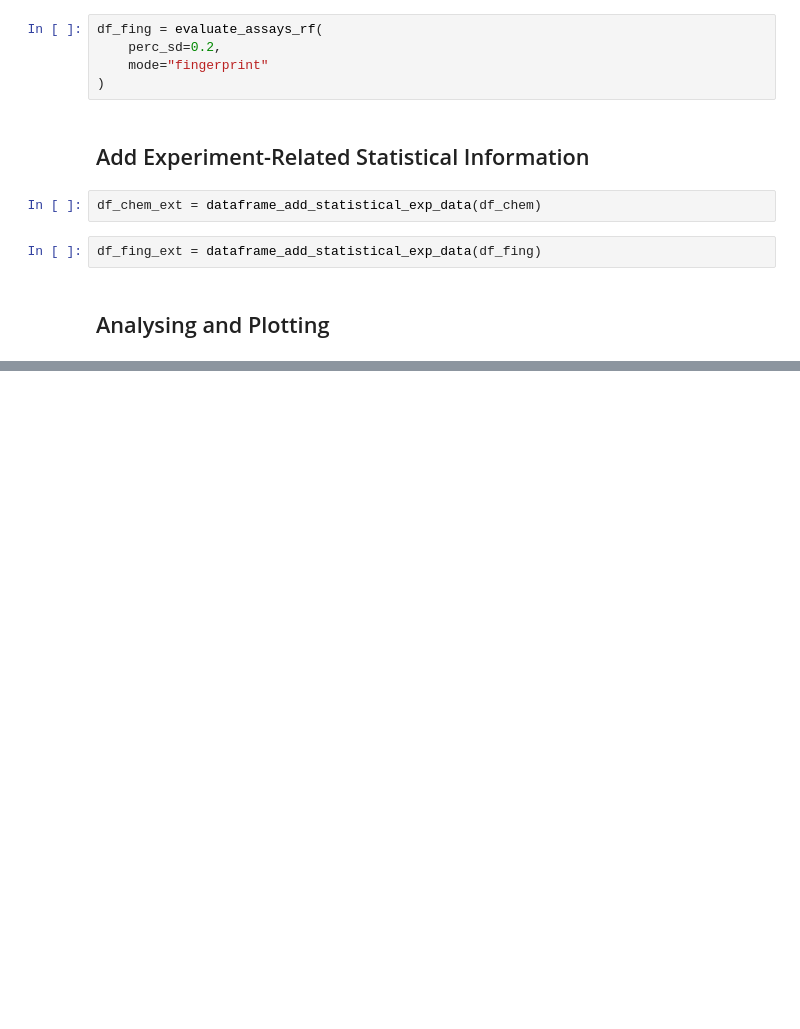
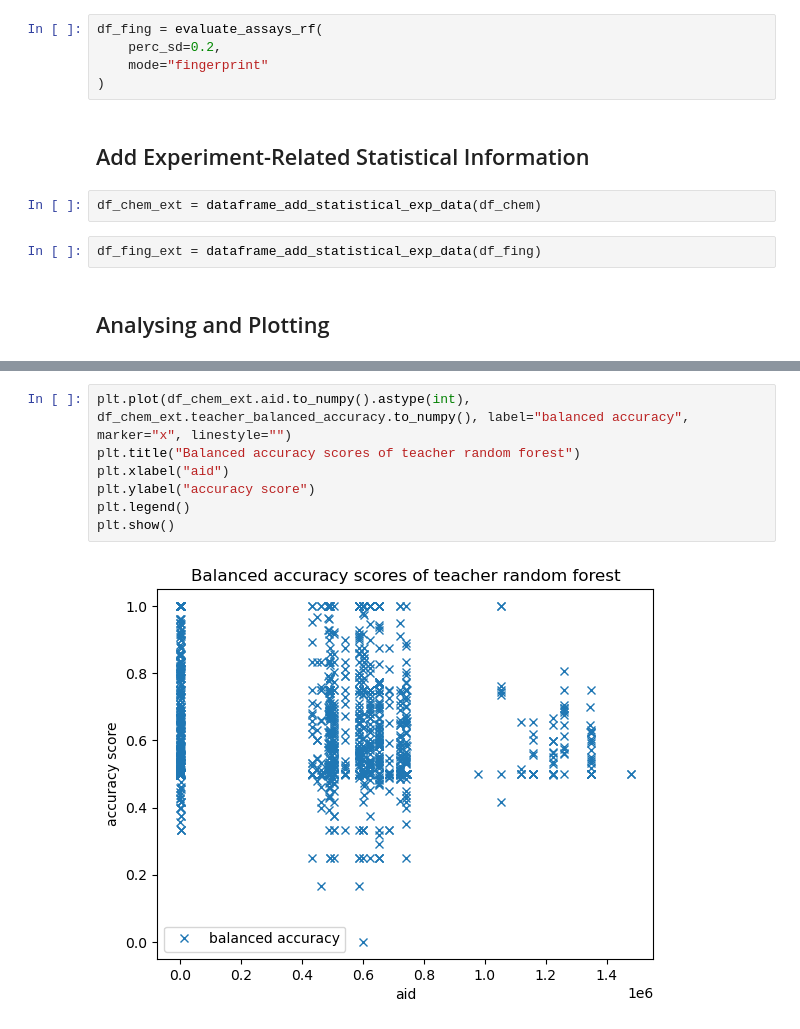
Before and after one commit to JellyJoe13/Self-distillation_P1, a Jupyter notebook: RF_exp-analysis.ipynb, the cells around one changed output, grey strips where cells are left out. Cells and saved outputs as stored; diff of their text form; blank space fills up the shorter version.

```diff
--- a/RF_exp-analysis.ipynb
+++ b/RF_exp-analysis.ipynb
@@ -30,0 +58,9 @@ df_fing_ext = dataframe_add_statistical_exp_data(df_fing)
+# %%
+plt.plot(df_chem_ext.aid.to_numpy().astype(int), df_chem_ext.teacher_balanced_accuracy.to_numpy(), label="balanced accuracy", marker="x", linestyle="")
+plt.title("Balanced accuracy scores of teacher random forest")
+plt.xlabel("aid")
+plt.ylabel("accuracy score")
+plt.legend()
+plt.show()
+# %% [output]
+[figure, added]
```
Also changed, not shown: parts of 19 cells of this notebook.
